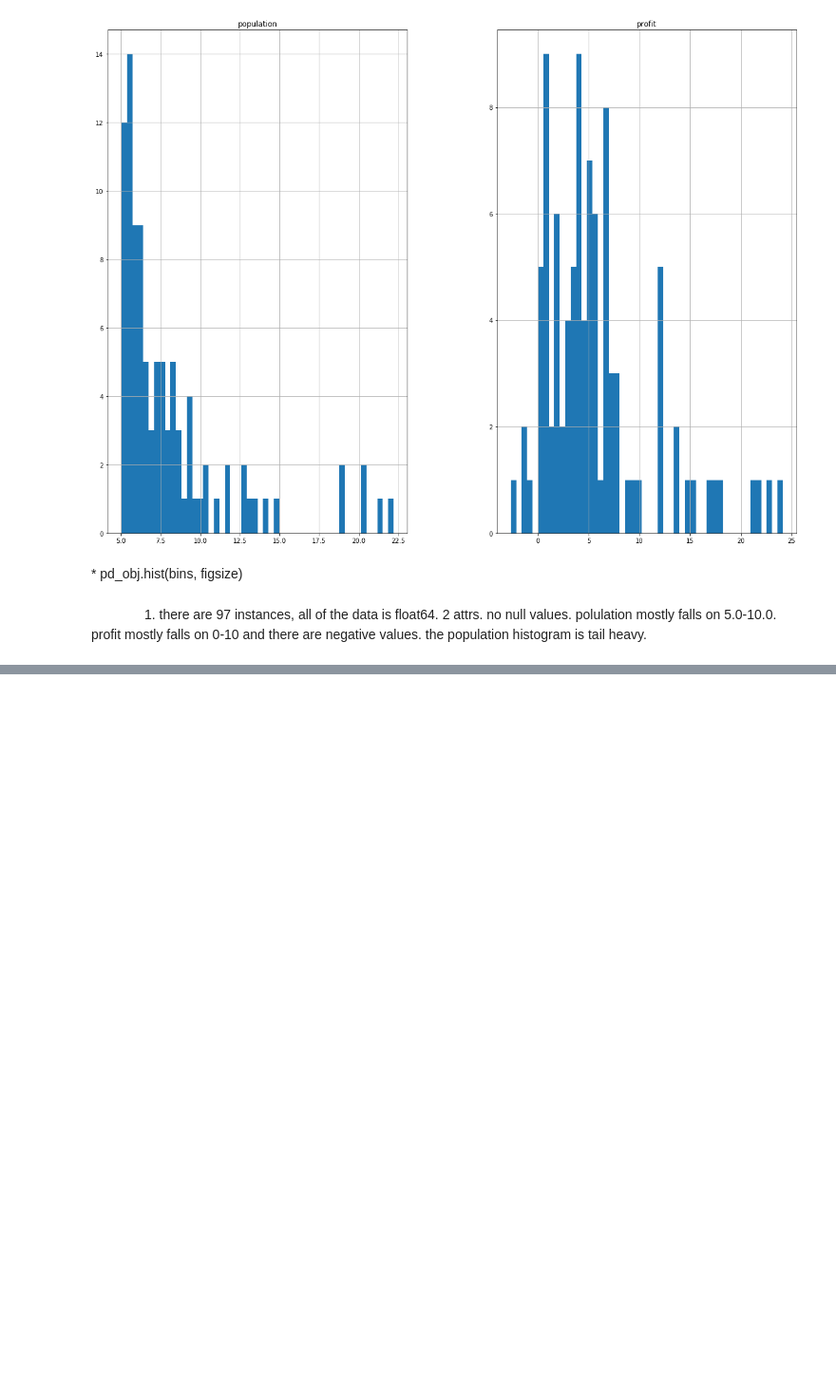
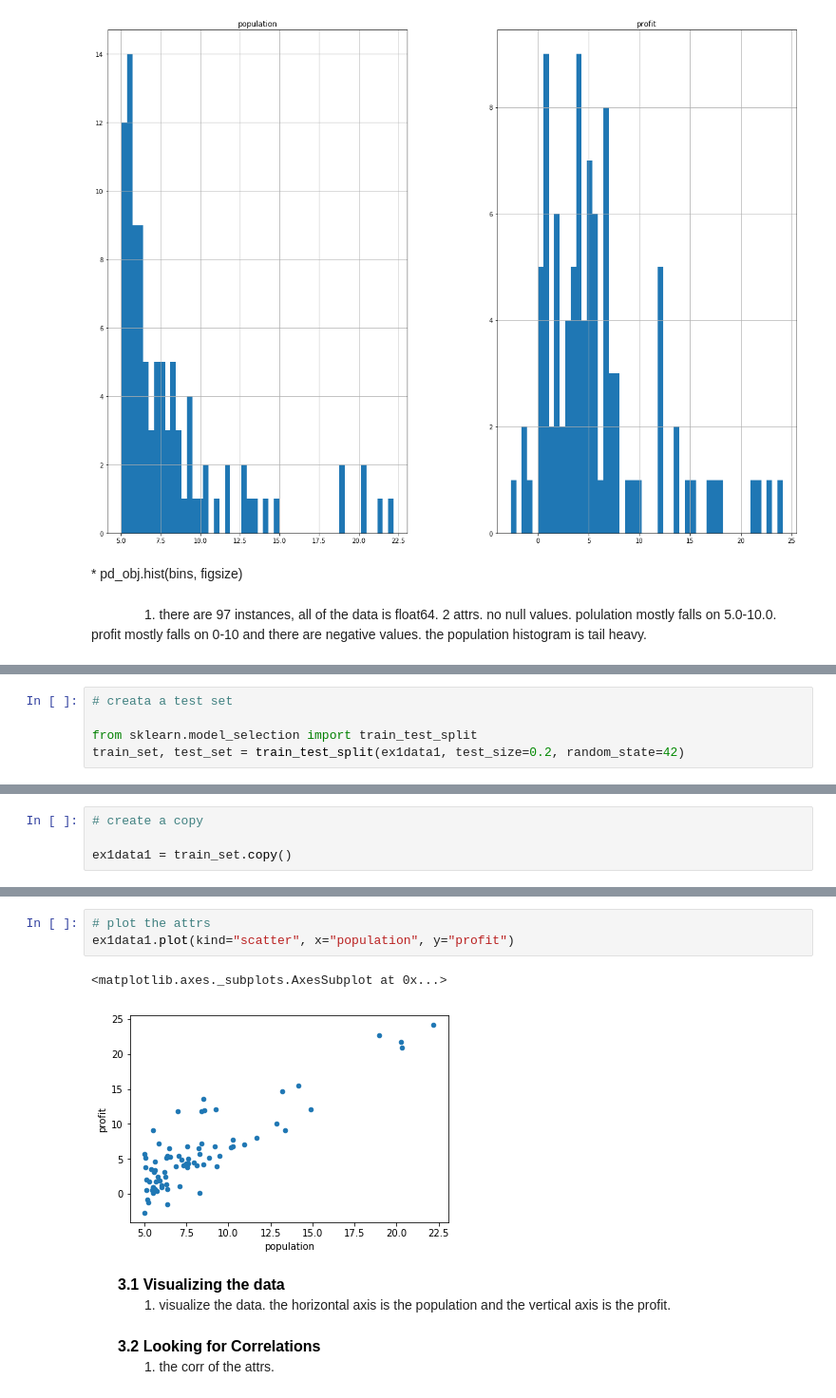
Before and after one commit to Chunngai/handson-ml, a Jupyter notebook: practice/ml-AW/ex1/ex1.ipynb, the cells around one changed output, grey strips where cells are left out. Shown at 95% size. Cells and saved outputs as stored; diff of their text form; blank space fills up the shorter version.

```diff
--- a/practice/ml-AW/ex1/ex1.ipynb
+++ b/practice/ml-AW/ex1/ex1.ipynb
@@ -106,0 +110,5 @@ array([[<matplotlib.axes._subplots.AxesSubplot object at 0x...>,
+# %%
+# creata a test set
+
+from sklearn.model_selection import train_test_split
+train_set, test_set = train_test_split(ex1data1, test_size=0.2, random_state=42)
@@ -106,0 +122,4 @@ array([[<matplotlib.axes._subplots.AxesSubplot object at 0x...>,
+# %%
+# create a copy
+
+ex1data1 = train_set.copy()
@@ -106,0 +137,12 @@ array([[<matplotlib.axes._subplots.AxesSubplot object at 0x...>,
+# %%
+# plot the attrs
+ex1data1.plot(kind="scatter", x="population", y="profit")
+# %% [output]
+<matplotlib.axes._subplots.AxesSubplot at 0x...>
+[figure, added]
+# %% [markdown]
+&emsp;&emsp;**<font color=#000000 size=3>3.1 Visualizing the data</font>**
+&emsp;&emsp;&emsp;&emsp;1. visualize the data. the horizontal axis is the population and the vertical axis is the profit.
+# %% [markdown]
+&emsp;&emsp;**<font color=#000000 size=3>3.2 Looking for Correlations</font>**
+&emsp;&emsp;&emsp;&emsp;1. the corr of the attrs.
```
Also changed, not shown: parts of 21 cells of this notebook.
